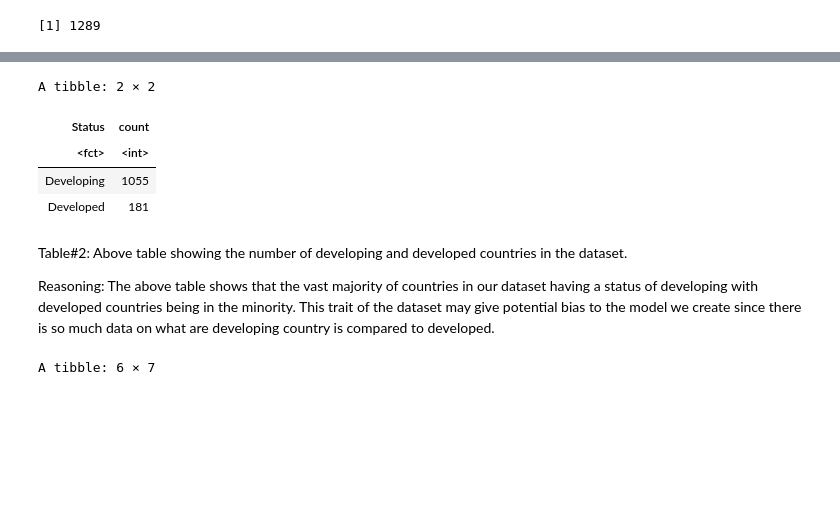
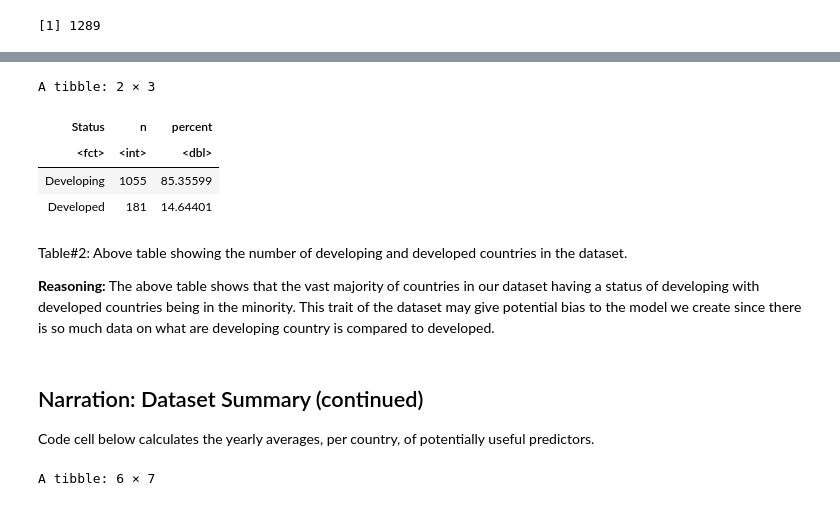
Before and after one commit to Ansh-Sharma2/DataSciProject1, a Jupyter notebook: GroupProjectFinal.ipynb, the cells around one changed output, grey strips where cells are left out. Drawn from its saved outputs; the diff is of its cells as text; code cells hidden in the pictures; blank space fills up the shorter version.

```diff
--- a/GroupProjectFinal.ipynb
+++ b/GroupProjectFinal.ipynb
@@ -95,19 +103,23 @@ The above number tells us that 1289 observations had at least 1 cell with no rec
 # %%
-#outputing the count of the number of instances for developed and developing countries
-status_count_train<-life_expectancy_train|>
-    group_by(Status)|>
-    summarize(count=n())
-status_count_train
+#outputing the count of the number of instances for developed and developing countries as well as the proportion
+status_proportions <- life_expectancy_train |>
+                      group_by(Status) |>
+                      summarize(n = n()) |>
+                      mutate(percent = 100*n/nrow(life_expectancy_train))
+status_proportions
 # %% [output]
-A tibble: 2 × 2
+A tibble: 2 × 3
-| Status | count |
-| <fct> | <int> |
-| Developing | 1055 |
-| Developed | 181 |
+| Status | n | percent |
+| <fct> | <int> | <dbl> |
+| Developing | 1055 | 85.35599 |
+| Developed | 181 | 14.64401 |
 # %% [markdown]
 Table#2: Above table showing the number of developing and developed countries in the dataset.
 
-Reasoning: The above table shows that the vast majority of countries in our dataset having a status of developing with developed countries being in the minority. This trait of the dataset may give potential bias to the model we create since there is so much data on what are developing country is compared to developed.
+**Reasoning:** The above table shows that the vast majority of countries in our dataset having a status of developing with developed countries being in the minority. This trait of the dataset may give potential bias to the model we create since there is so much data on what are developing country is compared to developed.
+# %% [markdown]
+## Narration: Dataset Summary (continued)
+Code cell below calculates the yearly averages, per country, of potentially useful predictors.
 # %%
 #grouping the data by country and calculating the averages of all the potentially useful predictors
 mean_variables_train<-life_expectancy_train|>
```
Also changed, not shown: parts of 34 cells of this notebook.
